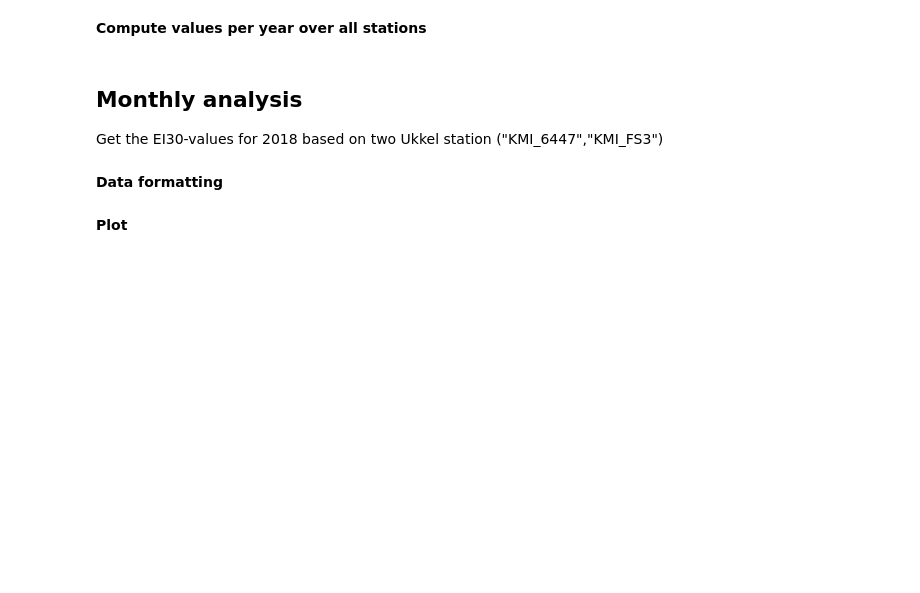
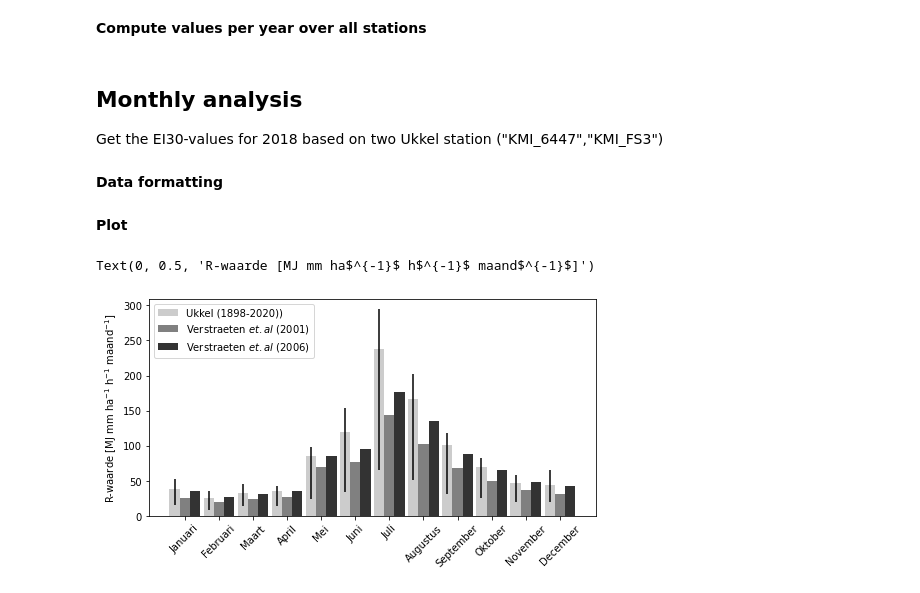
Before and after one commit to watem-sedem/rfactor, a Jupyter notebook: docs/notebooks/analysis_flanders.ipynb, the cells around one changed output. Cells and saved outputs as stored; diff of their text form; code cells hidden in the pictures; blank space fills up the shorter version.

```diff
--- a/docs/notebooks/analysis_flanders.ipynb
+++ b/docs/notebooks/analysis_flanders.ipynb
@@ -156,11 +215,16 @@ df_m["mean"] = df_m[("value","mean")];df_m["std"] = df_m[("value","std")];df_m["
 # %%
 fig = plt.figure(figsize=(8,4))
 x = np.arange(len(df_m))
 y_gv = [26,20,24,27,70,77,144,102,68,50,37,32]
-plt.bar(x-0.225,df_m["mean"],yerr=df_m[["p25_e","p75_e"]].T.values,color=[0.80]*3,width=0.45,label="Ukkel (1898-2020))")
-plt.bar(x+0.225,y_gv,width=0.45,color=[0.5]*3,label="Verstraeten $\it{et. al}$ (2001)")
+y_gv2 = [35,27,32,36,86,96,177,135,89,66,48,43]
+plt.bar(x-0.3,df_m["mean"],yerr=df_m[["p25_e","p75_e"]].T.values,color=[0.80]*3,width=0.3,label="Ukkel (1898-2020))")
+plt.bar(x,y_gv,width=0.3,color=[0.5]*3,label="Verstraeten $\it{et. al}$ (2001)")
+plt.bar(x+0.3,y_gv2,width=0.3,color=[0.2]*3,label="Verstraeten $\it{et. al}$ (2006)")
 plt.ylabel("R-value")
 ax = fig.axes
 plt.xticks(x,["Januari","Februari","Maart","April","Mei","Juni","Juli","Augustus","September","Oktober","November","December"],rotation=45)
 plt.legend(loc=2,facecolor ="white")
 plt.ylabel(r"R-waarde [MJ mm ha$^{-1}$ h$^{-1}$ maand$^{-1}$]")
+# %% [output]
+Text(0, 0.5, 'R-waarde [MJ mm ha$^{-1}$ h$^{-1}$ maand$^{-1}$]')
+[figure, added]
```
Also changed, not shown: parts of 13 cells of this notebook.
